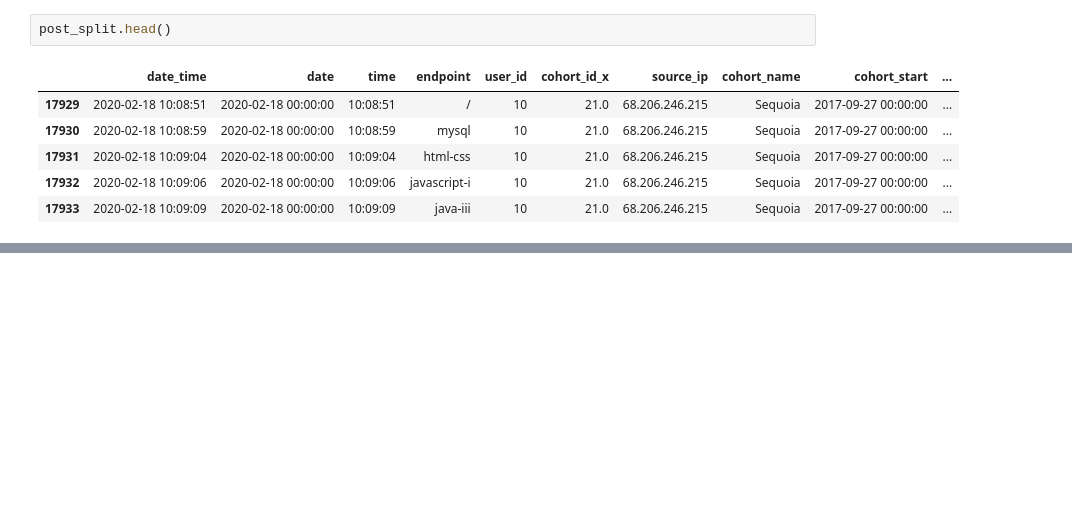
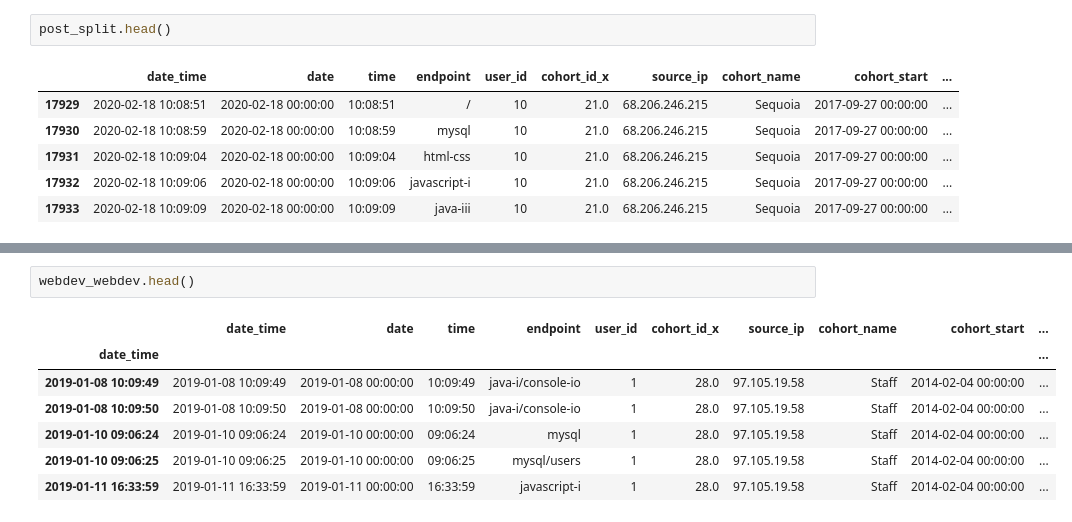
Before and after one commit to Codeup-Board-Advisory/board-slide-research, a Jupyter notebook: working_notebooks/jag-explore.ipynb, the cells around one changed output, grey strips where cells are left out. Cells and saved outputs as stored; diff of their text form; blank space fills up the shorter version.

```diff
--- a/working_notebooks/jag-explore.ipynb
+++ b/working_notebooks/jag-explore.ipynb
@@ -521,0 +606,10 @@ pd.DataFrame(post_split.groupby(by='post_split_endpoint_DS').endpoint.unique())
+# %%
+webdev_webdev.head()
+# %% [output]
+|  | date_time | date | time | endpoint | user_id | cohort_id_x | source_ip | cohort_name | cohort_start | ... |
+| date_time |  |  |  |  |  |  |  |  |  | ... |
+| 2019-01-08 10:09:49 | 2019-01-08 10:09:49 | 2019-01-08 00:00:00 | 10:09:49 | java-i/console-io | 1 | 28.0 | 97.105.19.58 | Staff | 2014-02-04 00:00:00 | ... |
+| 2019-01-08 10:09:50 | 2019-01-08 10:09:50 | 2019-01-08 00:00:00 | 10:09:50 | java-i/console-io | 1 | 28.0 | 97.105.19.58 | Staff | 2014-02-04 00:00:00 | ... |
+| 2019-01-10 09:06:24 | 2019-01-10 09:06:24 | 2019-01-10 00:00:00 | 09:06:24 | mysql | 1 | 28.0 | 97.105.19.58 | Staff | 2014-02-04 00:00:00 | ... |
+| 2019-01-10 09:06:25 | 2019-01-10 09:06:25 | 2019-01-10 00:00:00 | 09:06:25 | mysql/users | 1 | 28.0 | 97.105.19.58 | Staff | 2014-02-04 00:00:00 | ... |
+| 2019-01-11 16:33:59 | 2019-01-11 16:33:59 | 2019-01-11 00:00:00 | 16:33:59 | javascript-i | 1 | 28.0 | 97.105.19.58 | Staff | 2014-02-04 00:00:00 | ... |
```
Also changed, not shown: parts of 22 cells of this notebook, 1 other file.
